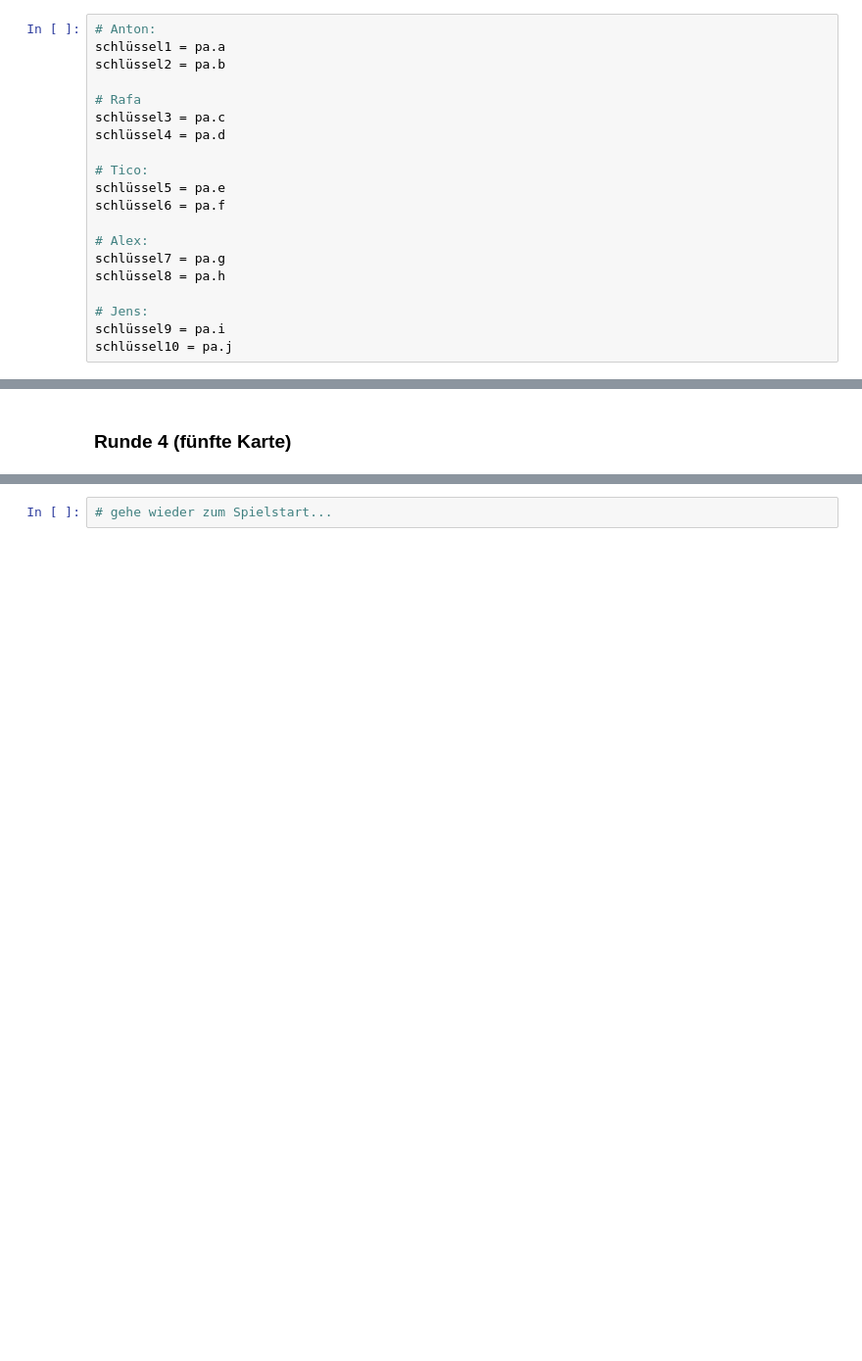
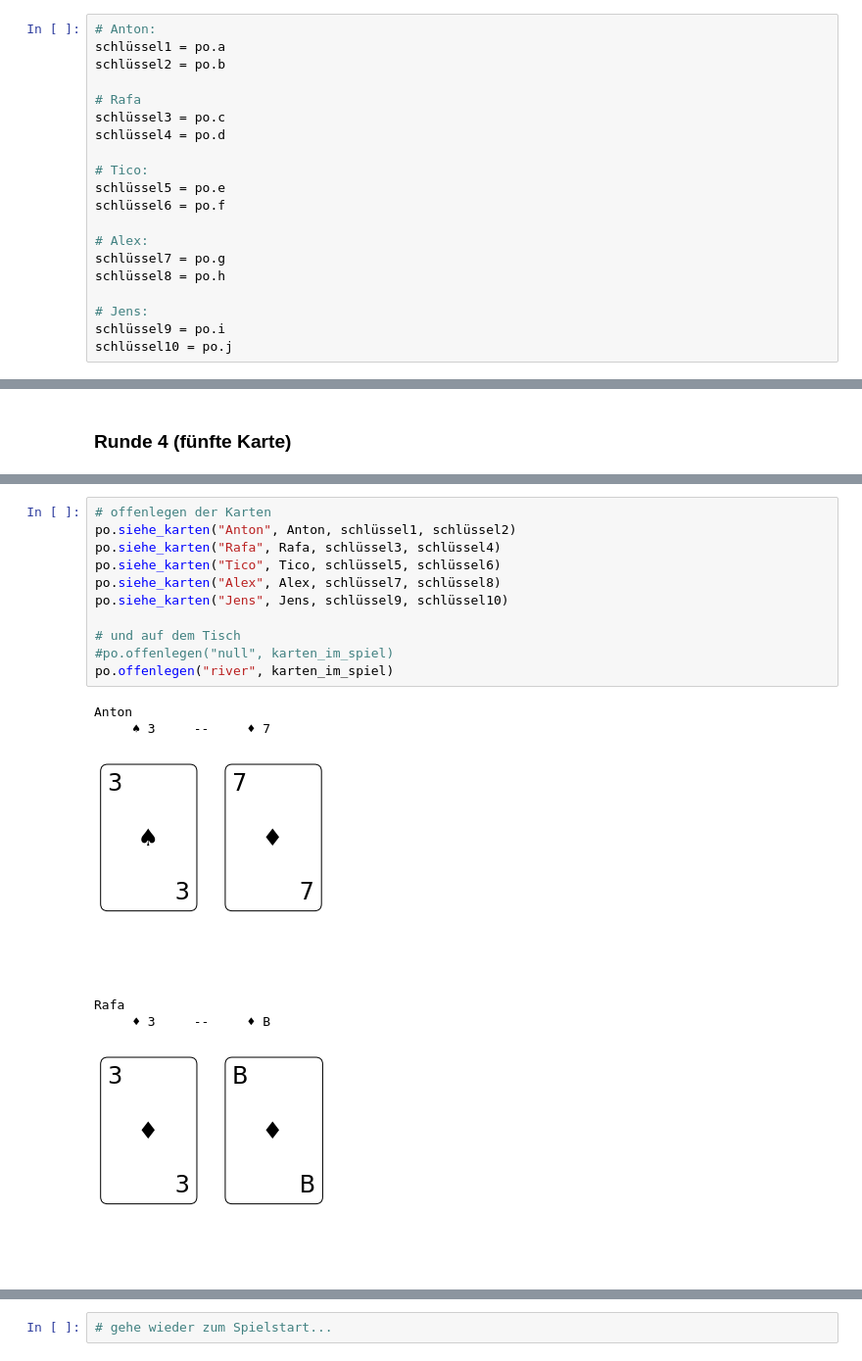
Before and after one commit to JENScoding/Lets-play-poker, a Jupyter notebook: Poker_game_dealer.ipynb, the cells around one changed output, grey strips where cells are left out. Shown at 98% size. Cells and saved outputs as stored; diff of their text form; blank space fills up the shorter version.

```diff
--- a/Poker_game_dealer.ipynb
+++ b/Poker_game_dealer.ipynb
@@ -20,24 +19,24 @@ import play_poker as po
 Schlüssel = 2
 # %%
 # Anton:
-schlüssel1 = pa.a
-schlüssel2 = pa.b
+schlüssel1 = po.a
+schlüssel2 = po.b
 
 # Rafa
-schlüssel3 = pa.c
-schlüssel4 = pa.d
+schlüssel3 = po.c
+schlüssel4 = po.d
 
 # Tico:
-schlüssel5 = pa.e
-schlüssel6 = pa.f
+schlüssel5 = po.e
+schlüssel6 = po.f
 
 # Alex:
-schlüssel7 = pa.g
-schlüssel8 = pa.h
+schlüssel7 = po.g
+schlüssel8 = po.h
 
 # Jens:
-schlüssel9 = pa.i
-schlüssel10 = pa.j
+schlüssel9 = po.i
+schlüssel10 = po.j
 # %% [markdown]
 ---
 
@@ -205,0 +213,18 @@ sieger("Anton", bank_sp1, bank_sp2, bank_sp3, bank_sp4,
+# %%
+# offenlegen der Karten
+po.siehe_karten("Anton", Anton, schlüssel1, schlüssel2)
+po.siehe_karten("Rafa", Rafa, schlüssel3, schlüssel4)
+po.siehe_karten("Tico", Tico, schlüssel5, schlüssel6)
+po.siehe_karten("Alex", Alex, schlüssel7, schlüssel8)
+po.siehe_karten("Jens", Jens, schlüssel9, schlüssel10)
+
+# und auf dem Tisch
+#po.offenlegen("null", karten_im_spiel)
+po.offenlegen("river", karten_im_spiel)
+# %% [output]
+Anton
+     ♠ 3     --     ♦ 7
+[figure, added]
+Rafa
+     ♦ 3     --     ♦ B
+[figure, added]
```
Also changed, not shown: parts of 31 cells of this notebook, 2 other files.
